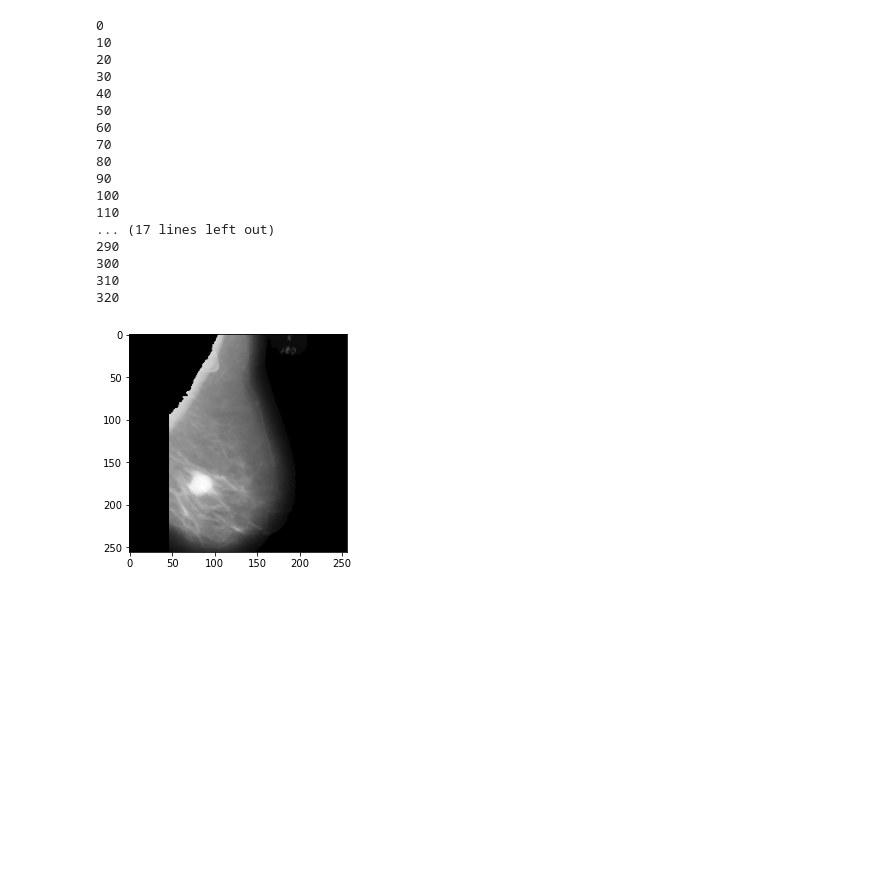
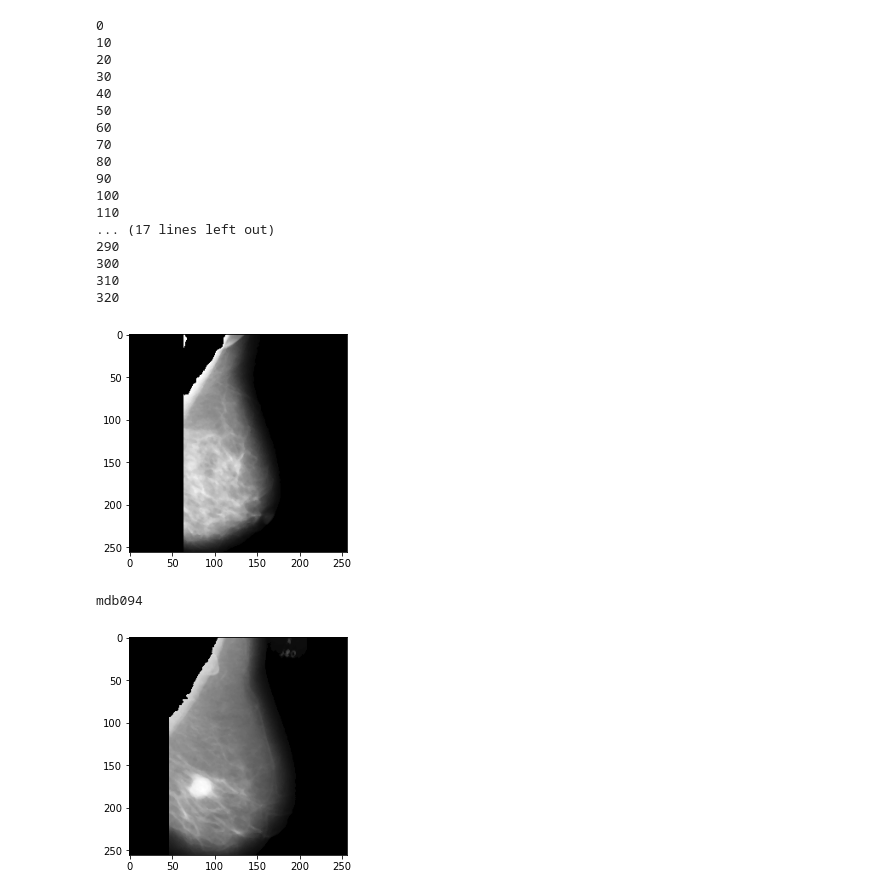
Before and after one commit to data-and-code/trabajo_con_imagenes, a Jupyter notebook: data-raw/just_code.ipynb, the cells around one changed output. Saved outputs shown, nothing was run; the diff lists cells and outputs as text; code cells hidden in the pictures; blank space fills up the shorter version.

```diff
--- a/data-raw/just_code.ipynb
+++ b/data-raw/just_code.ipynb
@@ -207,6 +252,11 @@ for i, path in enumerate(paths):
 300
 310
 320
+# %%
+mdb_clean[46]
+# %% [output]
+[figure, added]
+mdb094
 # %%
 mdb_clean[50]
 # %% [output]
```
Also changed, not shown: parts of 3 cells of this notebook.
